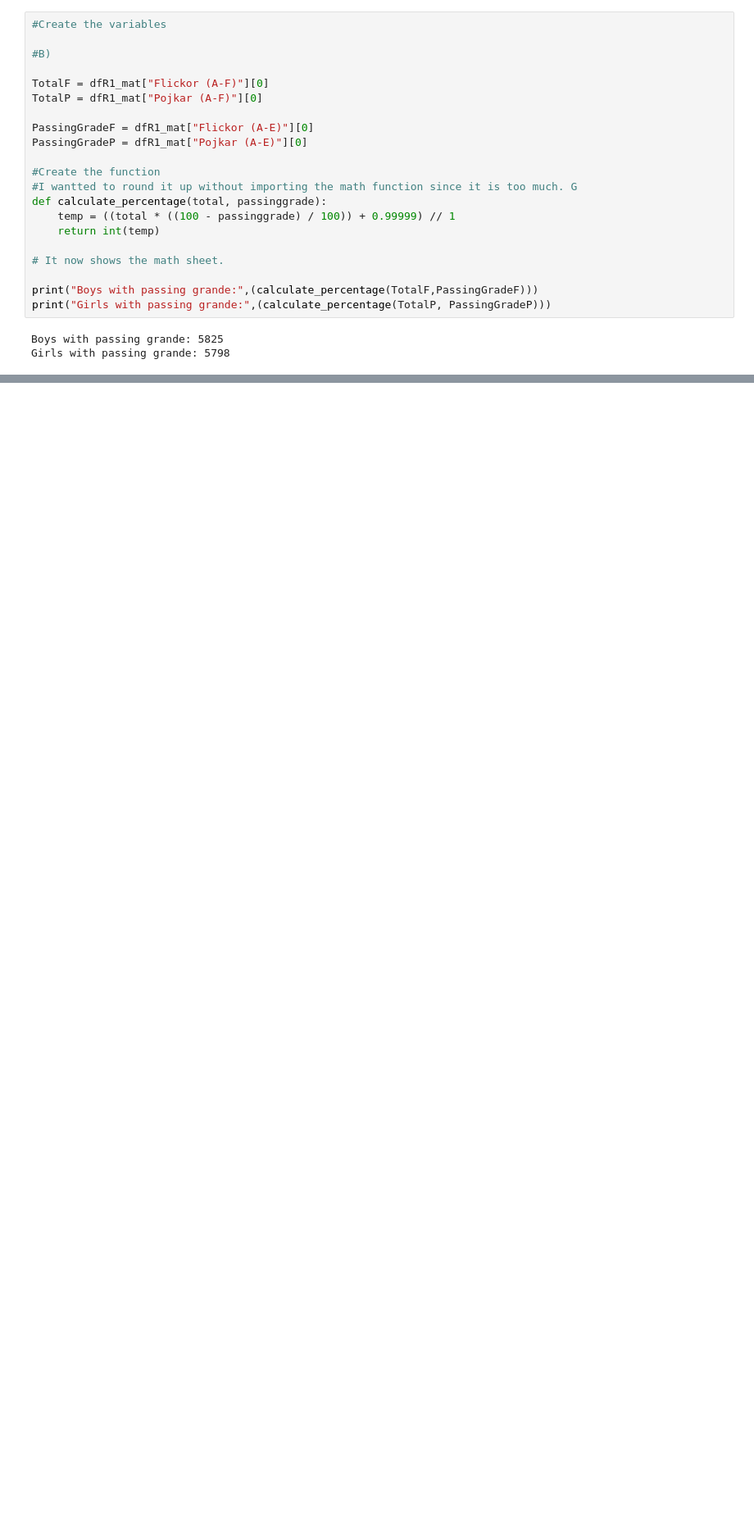
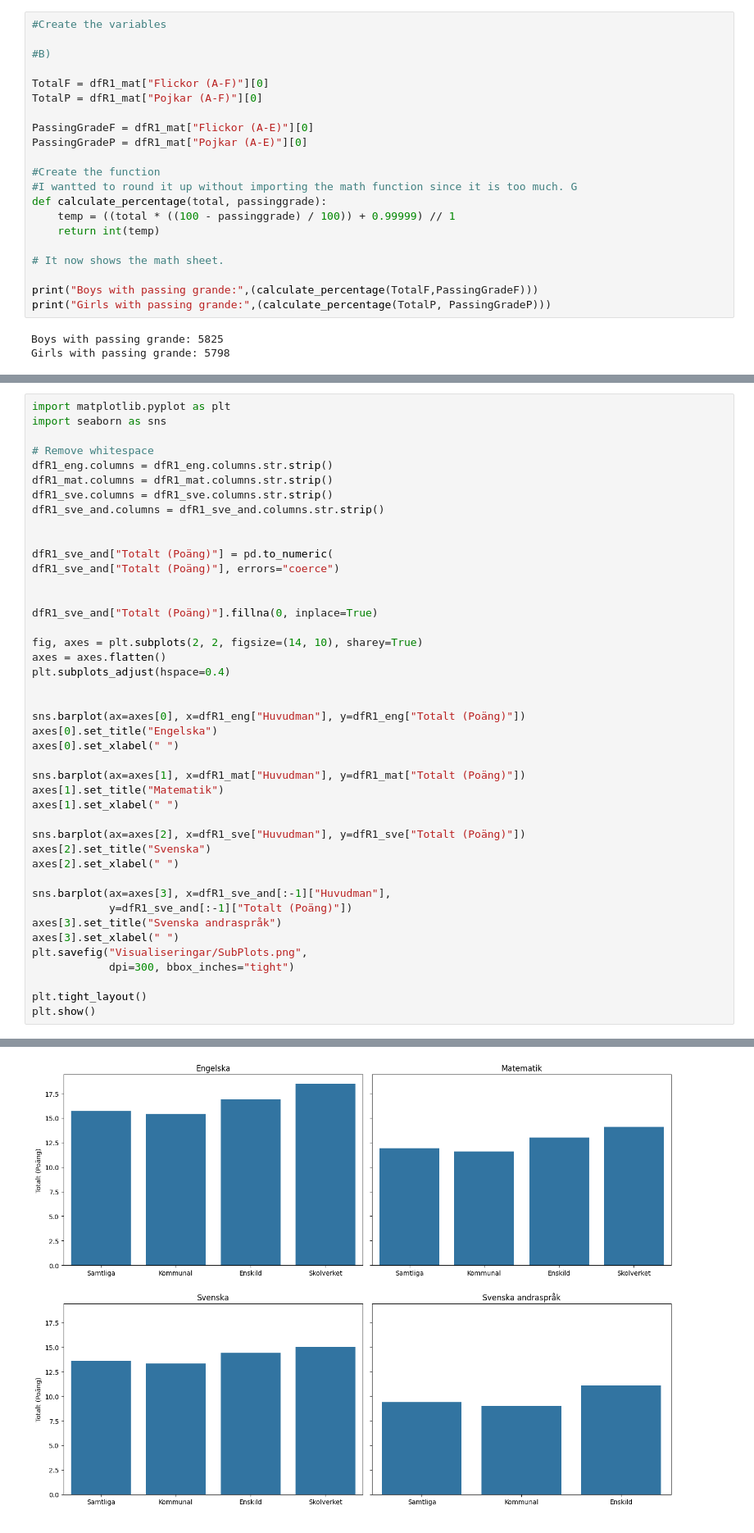
Before and after one commit to Lyceriuss/Python-Henrik-Pedersen-OPA2023, a Jupyter notebook: Lab2/Labb2.ipynb, the cells around one changed output, grey strips where cells are left out. Shown at 82% size. Drawn from its saved outputs; the diff is of its cells as text; blank space fills up the shorter version.

```diff
--- a/Lab2/Labb2.ipynb
+++ b/Lab2/Labb2.ipynb
@@ -105,0 +119,44 @@ plt.show()
+# %%
+import matplotlib.pyplot as plt
+import seaborn as sns
+
+# Remove whitespace
+dfR1_eng.columns = dfR1_eng.columns.str.strip()
+dfR1_mat.columns = dfR1_mat.columns.str.strip()
+dfR1_sve.columns = dfR1_sve.columns.str.strip()
+dfR1_sve_and.columns = dfR1_sve_and.columns.str.strip()
+
+
+dfR1_sve_and["Totalt (Poäng)"] = pd.to_numeric(
+dfR1_sve_and["Totalt (Poäng)"], errors="coerce")
+
+
+dfR1_sve_and["Totalt (Poäng)"].fillna(0, inplace=True)
+
+fig, axes = plt.subplots(2, 2, figsize=(14, 10), sharey=True)
+axes = axes.flatten()
+plt.subplots_adjust(hspace=0.4)
+
+
+sns.barplot(ax=axes[0], x=dfR1_eng["Huvudman"], y=dfR1_eng["Totalt (Poäng)"])
+axes[0].set_title("Engelska")
+axes[0].set_xlabel(" ")
+
+sns.barplot(ax=axes[1], x=dfR1_mat["Huvudman"], y=dfR1_mat["Totalt (Poäng)"])
+axes[1].set_title("Matematik")
+axes[1].set_xlabel(" ")
+
+sns.barplot(ax=axes[2], x=dfR1_sve["Huvudman"], y=dfR1_sve["Totalt (Poäng)"])
+axes[2].set_title("Svenska")
+axes[2].set_xlabel(" ")
+
+sns.barplot(ax=axes[3], x=dfR1_sve_and[:-1]["Huvudman"],
+            y=dfR1_sve_and[:-1]["Totalt (Poäng)"])
+axes[3].set_title("Svenska andraspråk")
+axes[3].set_xlabel(" ")
+plt.savefig("Visualiseringar/SubPlots.png",
+            dpi=300, bbox_inches="tight")
+
+plt.tight_layout()
+plt.show()
+# %% [output]
@@ -105,0 +169 @@ plt.show()
+[figure, added]
```
Also changed, not shown: parts of 2 cells of this notebook, 2 other files.
